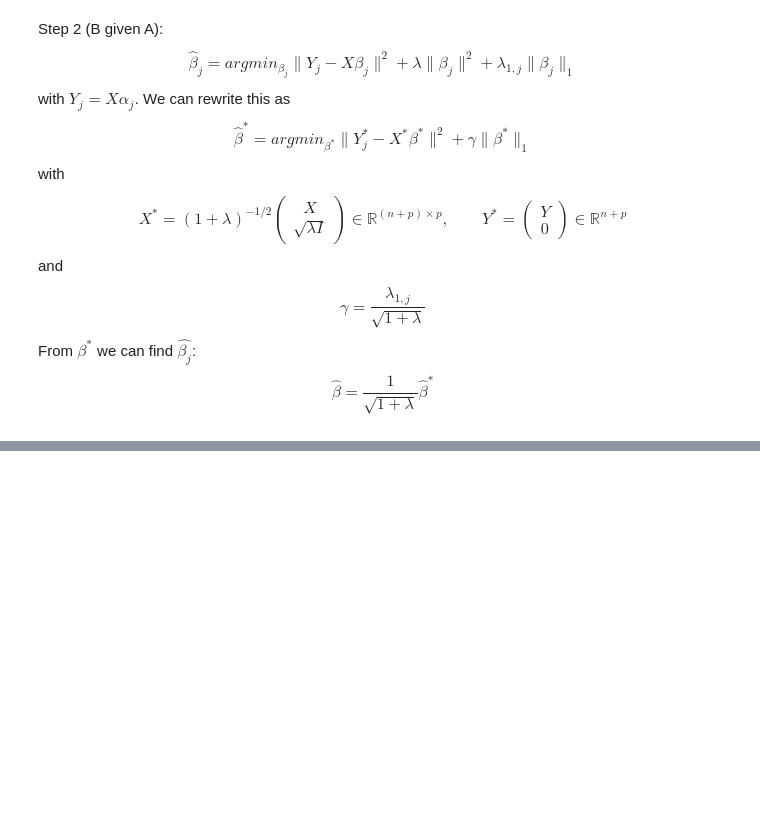
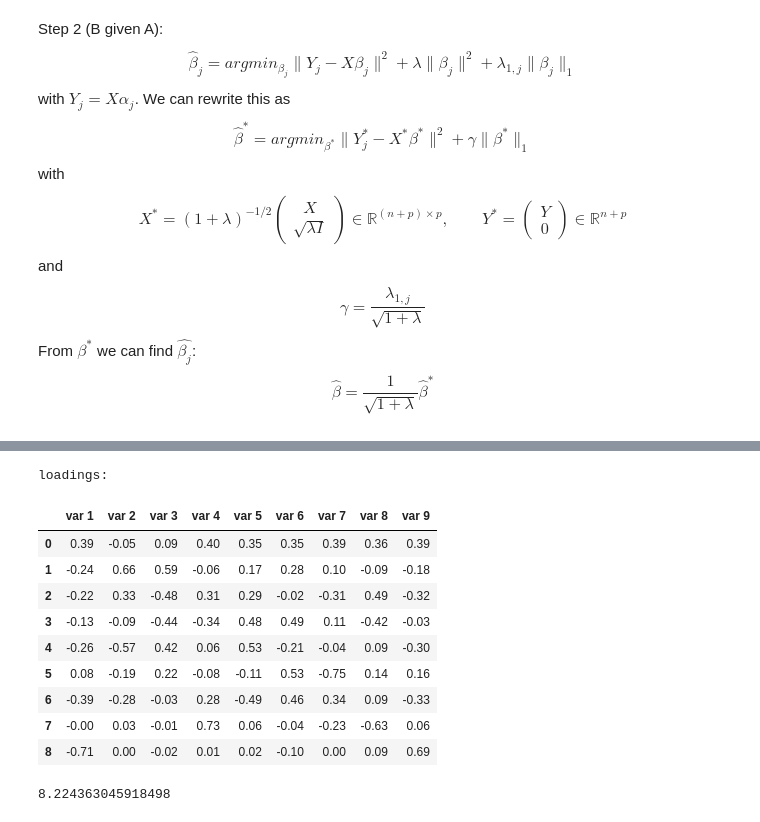
Before and after one commit to Jonas-JP-Peeters/Sparse-PCA-Project, a Jupyter notebook: Scripts/Main.ipynb, the cells around one changed output, grey strips where cells are left out. Cells and saved outputs as stored; diff of their text form; code cells hidden in the pictures; blank space fills up the shorter version.

```diff
--- a/Scripts/Main.ipynb
+++ b/Scripts/Main.ipynb
@@ -951,0 +990,19 @@ np.sum(np.apply_along_axis(varimax, axis = 1, arr = reg_scot.pcs))
+# %%
+print('loadings:')
+pd.DataFrame([np.around(reg_reg.pcs[i],2) for i in range(len(reg_reg.pcs))],columns=['var %d' % i for i in range(1,len(reg_reg.pcs)+1)])
+# %% [output]
+loadings:
+|  | var 1 | var 2 | var 3 | var 4 | var 5 | var 6 | var 7 | var 8 | var 9 |
+| 0 | 0.39 | -0.05 | 0.09 | 0.40 | 0.35 | 0.35 | 0.39 | 0.36 | 0.39 |
+| 1 | -0.24 | 0.66 | 0.59 | -0.06 | 0.17 | 0.28 | 0.10 | -0.09 | -0.18 |
+| 2 | -0.22 | 0.33 | -0.48 | 0.31 | 0.29 | -0.02 | -0.31 | 0.49 | -0.32 |
+| 3 | -0.13 | -0.09 | -0.44 | -0.34 | 0.48 | 0.49 | 0.11 | -0.42 | -0.03 |
+| 4 | -0.26 | -0.57 | 0.42 | 0.06 | 0.53 | -0.21 | -0.04 | 0.09 | -0.30 |
+| 5 | 0.08 | -0.19 | 0.22 | -0.08 | -0.11 | 0.53 | -0.75 | 0.14 | 0.16 |
+| 6 | -0.39 | -0.28 | -0.03 | 0.28 | -0.49 | 0.46 | 0.34 | 0.09 | -0.33 |
+| 7 | -0.00 | 0.03 | -0.01 | 0.73 | 0.06 | -0.04 | -0.23 | -0.63 | 0.06 |
+| 8 | -0.71 | 0.00 | -0.02 | 0.01 | 0.02 | -0.10 | 0.00 | 0.09 | 0.69 |
+# %%
+np.degrees(np.arccos(reg_reg.pcs[0] @ reg_scotlass_2.pcs[0]))
+# %% [output]
+8.224363045918498
```
Also changed, not shown: parts of 31 cells of this notebook.
